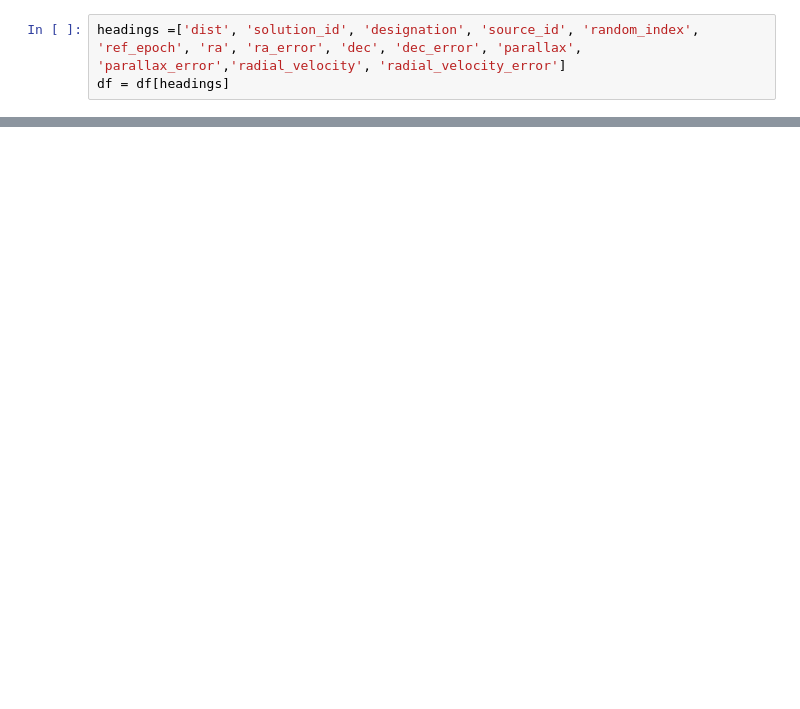
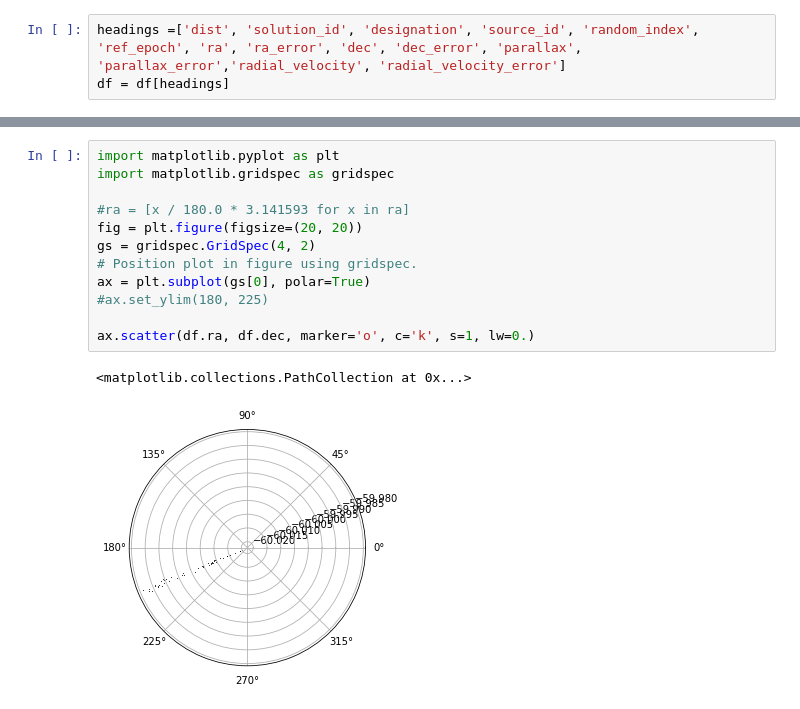
Before and after one commit to lodivandijk/azure_lodi, a Jupyter notebook: Gaia.ipynb, the cells around one changed output, grey strips where cells are left out. Drawn from its saved outputs; the diff is of its cells as text; blank space fills up the shorter version.

Commit message:
pyplot added

```diff
--- a/Gaia.ipynb
+++ b/Gaia.ipynb
@@ -50,3 +32,18 @@ df.head()
 | 2 | 0.004545 | 1635721458409799680 | b'Gaia DR2 6636090334814217600' | 6636090334814217600 | 102584636 | 2015.5 | 279.994699 | 0.165214 | -59.996305 | ... |
 | 3 | 0.005614 | 1635721458409799680 | b'Gaia DR2 6636089583198816640' | 6636089583198816640 | 443622133 | 2015.5 | 280.006179 | 0.054410 | -60.004685 | ... |
 | 4 | 0.005846 | 1635721458409799680 | b'Gaia DR2 6636090334814218752' | 6636090334814218752 | 979091127 | 2015.5 | 280.001274 | 0.619543 | -59.994182 | ... |
+# %%
+import matplotlib.pyplot as plt
+import matplotlib.gridspec as gridspec
+
+#ra = [x / 180.0 * 3.141593 for x in ra]
+fig = plt.figure(figsize=(20, 20))
+gs = gridspec.GridSpec(4, 2)
+# Position plot in figure using gridspec.
+ax = plt.subplot(gs[0], polar=True)
+#ax.set_ylim(180, 225)
+
+ax.scatter(df.ra, df.dec, marker='o', c='k', s=1, lw=0.)
+# %% [output]
+<matplotlib.collections.PathCollection at 0x...>
+[figure, added]
```
Also changed, not shown: parts of 1 cell of this notebook.
